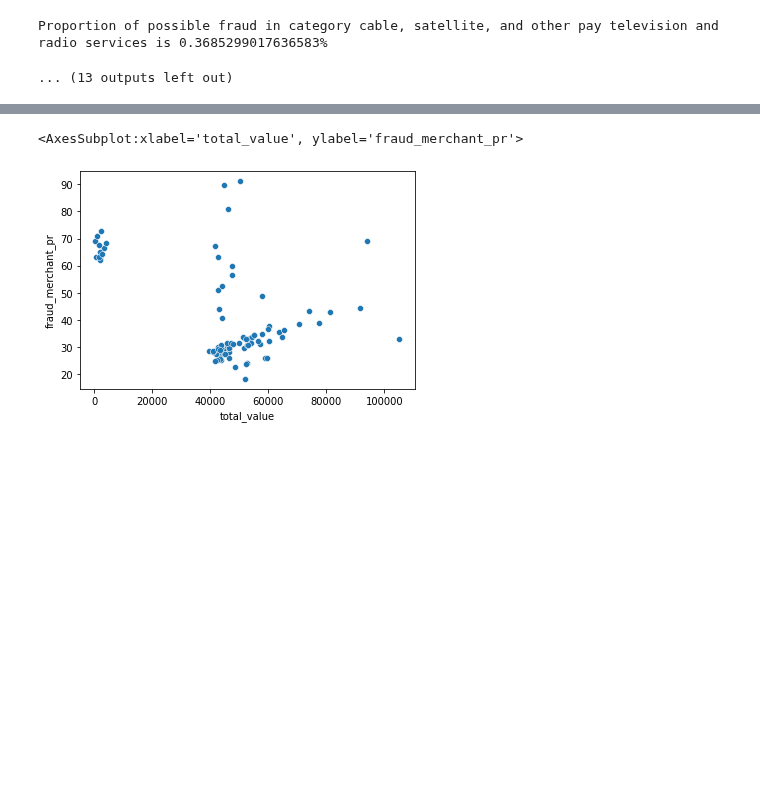
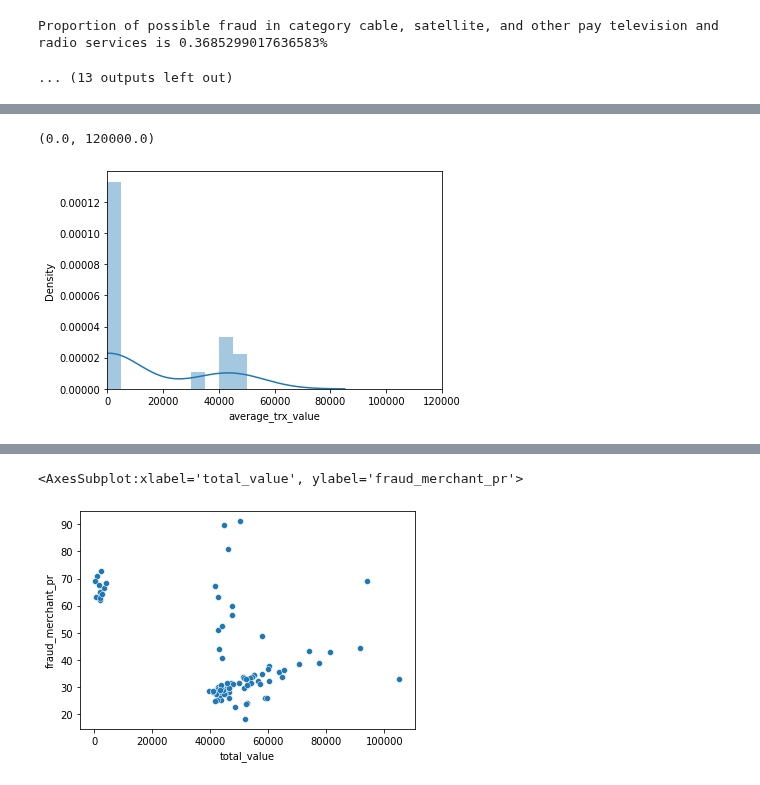
Before and after one commit to MAST30034-Applied-Data-Science/generic-buy-now-pay-later-project-group-11, a Jupyter notebook: notebooks/fraud_analysis.ipynb, the cells around one changed output, grey strips where cells are left out. Cells and saved outputs as stored; diff of their text form; code cells hidden in the pictures; blank space fills up the shorter version.

Commit message:
Explored more on merchant fraud, made a few hypothesis (brief summary in Trello)

```diff
--- a/notebooks/fraud_analysis.ipynb
+++ b/notebooks/fraud_analysis.ipynb
@@ -276,2 +259,2 @@ KeyboardInterrupt:
 # %%
-dollar_pd_merchant[dollar_pd_merchant["fraud_merchant_pr"].notnull()]
+dollar_pd_merchant = dollar_pd_merchant[dollar_pd_merchant["fraud_merchant_pr"].notnull()]
@@ -291,0 +275,8 @@ dollar_pd_merchant[dollar_pd_merchant["fraud_merchant_pr"].notnull()]
+# %%
+fig, ax = plt.subplots()
+test_df = dollar_pd_merchant[dollar_pd_merchant['fraud_merchant_pr'] > 60]
+sns.distplot(test_df["average_trx_value"], ax=ax, bins=10)
+ax.set_xlim(0, 120000)
+# %% [output]
+(0.0, 120000.0)
+[figure, added]
```
Also changed, not shown: parts of 39 cells of this notebook, 1 other file.
